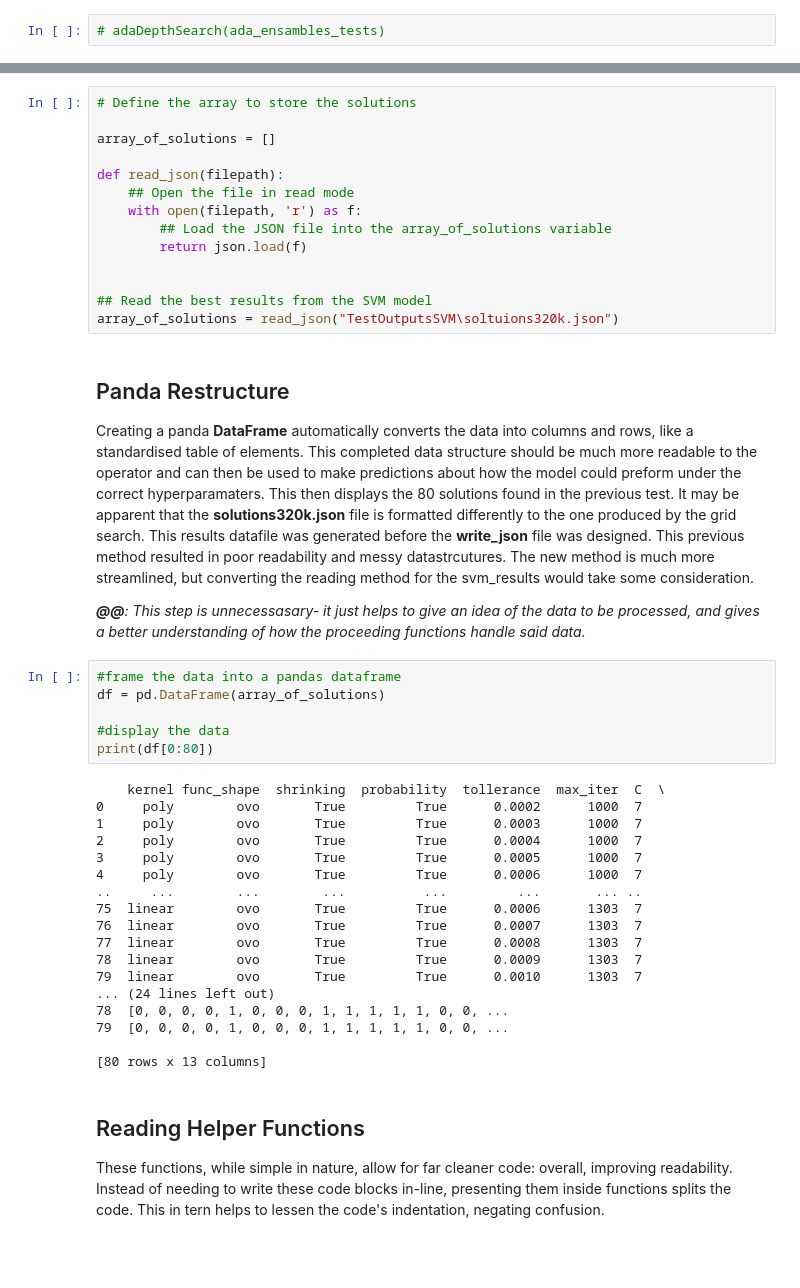
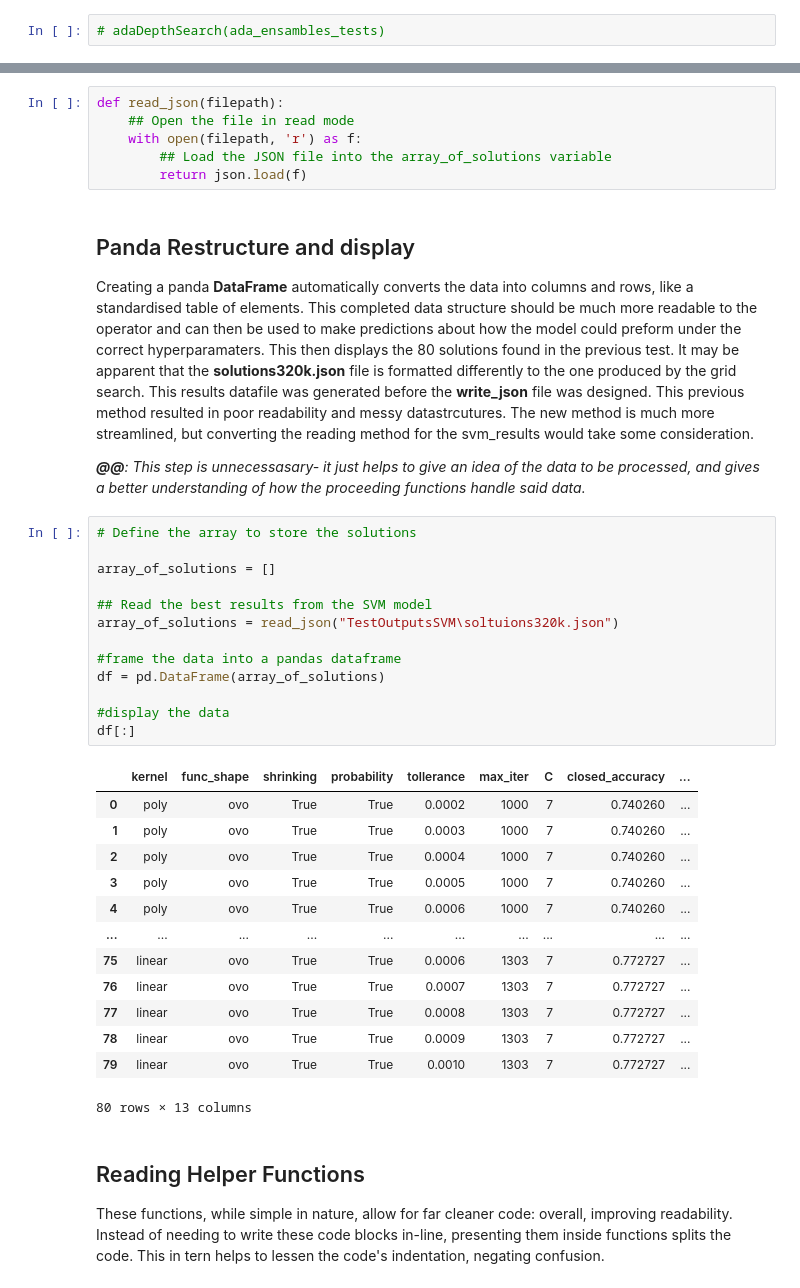
Before and after one commit to Sp0xF8/Individual-Project, a Jupyter notebook: assessment_final.ipynb, the cells around one changed output, grey strips where cells are left out. Saved outputs shown, nothing was run; the diff lists cells and outputs as text; blank space fills up the shorter version.

```diff
--- a/assessment_final.ipynb
+++ b/assessment_final.ipynb
@@ -930,47 +938,42 @@ This is where the application reads the results of a previously completed search
 # %%
-# Define the array to store the solutions
-
-array_of_solutions = []
-
 def read_json(filepath):
 	## Open the file in read mode
 	with open(filepath, 'r') as f:
 		## Load the JSON file into the array_of_solutions variable
 		return json.load(f)
-
-
-## Read the best results from the SVM model
-array_of_solutions = read_json("TestOutputsSVM\soltuions320k.json")
 # %% [markdown]
-## Panda Restructure
+## Panda Restructure and display
 
 Creating a panda **DataFrame** automatically converts the data into columns and rows, like a standardised table of elements. This completed data structure should be much more readable to the operator and can then be used to make predictions about how the model could preform under the correct hyperparamaters. This then displays the 80 solutions found in the previous test. It may be apparent that the **solutions320k.json** file is formatted differently to the one produced by the grid search. This results datafile was generated before the **write_json** file was designed. This previous method resulted in poor readability and messy datastrcutures. The new method is much more streamlined, but converting the reading method for the svm_results would take some consideration.
 
 ***@@**: This step is unnecessasary- it just helps to give an idea of the data to be processed, and gives a better understanding of how the proceeding functions handle said data.*
 # %%
+# Define the array to store the solutions
+
+array_of_solutions = []
+
+## Read the best results from the SVM model
+array_of_solutions = read_json("TestOutputsSVM\soltuions320k.json")
+
 #frame the data into a pandas dataframe
 df = pd.DataFrame(array_of_solutions)
 
 #display the data
-print(df[0:80])
+df[:]
 # %% [output]
+|  | kernel | func_shape | shrinking | probability | tollerance | max_iter | C | closed_accuracy | ... |
+| 0 | poly | ovo | True | True | 0.0002 | 1000 | 7 | 0.740260 | ... |
+| 1 | poly | ovo | True | True | 0.0003 | 1000 | 7 | 0.740260 | ... |
+| 2 | poly | ovo | True | True | 0.0004 | 1000 | 7 | 0.740260 | ... |
+| 3 | poly | ovo | True | True | 0.0005 | 1000 | 7 | 0.740260 | ... |
+| 4 | poly | ovo | True | True | 0.0006 | 1000 | 7 | 0.740260 | ... |
+| ... | ... | ... | ... | ... | ... | ... | ... | ... | ... |
+| 75 | linear | ovo | True | True | 0.0006 | 1303 | 7 | 0.772727 | ... |
+| 76 | linear | ovo | True | True | 0.0007 | 1303 | 7 | 0.772727 | ... |
+| 77 | linear | ovo | True | True | 0.0008 | 1303 | 7 | 0.772727 | ... |
+| 78 | linear | ovo | True | True | 0.0009 | 1303 | 7 | 0.772727 | ... |
+| 79 | linear | ovo | True | True | 0.0010 | 1303 | 7 | 0.772727 | ... |
-    kernel func_shape  shrinking  probability  tollerance  max_iter  C  \
-0     poly        ovo       True         True      0.0002      1000  7
-1     poly        ovo       True         True      0.0003      1000  7
-2     poly        ovo       True         True      0.0004      1000  7
-3     poly        ovo       True         True      0.0005      1000  7
-4     poly        ovo       True         True      0.0006      1000  7
-..     ...        ...        ...          ...         ...       ... ..
-75  linear        ovo       True         True      0.0006      1303  7
-76  linear        ovo       True         True      0.0007      1303  7
-77  linear        ovo       True         True      0.0008      1303  7
-78  linear        ovo       True         True      0.0009      1303  7
-79  linear        ovo       True         True      0.0010      1303  7
-... (24 lines left out)
-78  [0, 0, 0, 0, 1, 0, 0, 0, 1, 1, 1, 1, 1, 0, 0, ...
-79  [0, 0, 0, 0, 1, 0, 0, 0, 1, 1, 1, 1, 1, 0, 0, ...
-
-[80 rows x 13 columns]
+80 rows × 13 columns
 # %% [markdown]
 ## Reading Helper Functions
 
```
Also changed, not shown: parts of 38 cells of this notebook.
